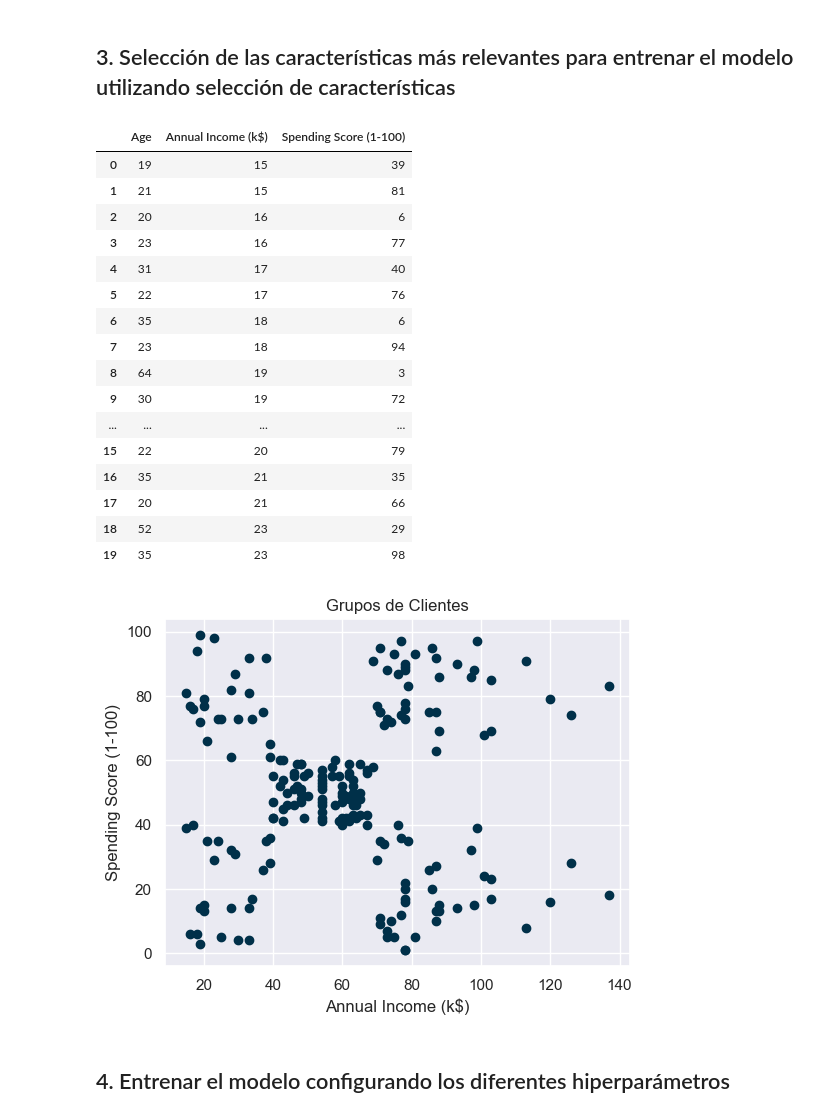
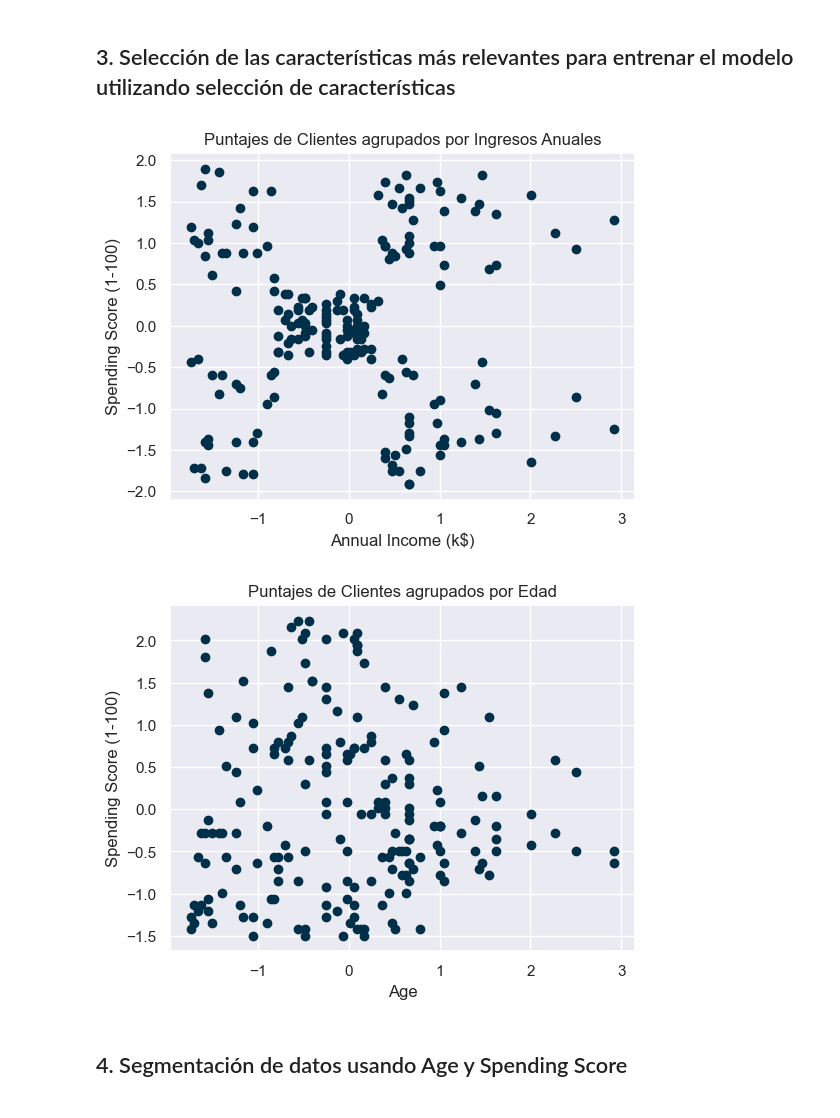
Before and after one commit to Valelu0115/K-means, a Jupyter notebook: K means.ipynb, the cells around one changed output. Saved outputs shown, nothing was run; the diff lists cells and outputs as text; code cells hidden in the pictures.

```diff
--- a/K means.ipynb
+++ b/K means.ipynb
@@ -215,0 +279,9 @@ data.head(20)
+# %%
+# -----------------------------------
+# ESTANDARIZACIÓN DE DATOS
+# -----------------------------------
+
+data_std = data[['Age', 'Annual Income (k$)', 'Spending Score (1-100)']]
+scaler = StandardScaler()
+data_std = pd.DataFrame(scaler.fit_transform(data_std), columns = data_std.columns)
+data_std
@@ -215,0 +302,19 @@ data.head(20)
+# %%
+# -----------------------------------
+# CODIFICACIÓN DE VARIABLES CATEGÓRICAS
+# -----------------------------------
+
+genero = data['Gender']
+data_new = data_std.join(genero)
+
+# Crear la columna 'Femenino'
+data_new['Female'] = (data_new['Gender'] == 'Female').astype(int)
+
+# Crear la columna 'Masculino'
+data_new['Male'] = (data_new['Gender'] == 'Male').astype(int)
+
+# Eliminar la columna original 'genero' si ya no la necesitas
+data_new.drop(columns=['Gender'], inplace=True)
+
+# Verificar el resultado
+data_new.head(20)
@@ -221,38 +344,24 @@ data.head(20)
 # Edad
 # Annual Income (k$)
 # Spending Score (1-100)
-
-# Filtrar columnas del modelo
-
-data = data[['Age','Annual Income (k$)', 'Spending Score (1-100)']]
-data.head(20)
-# %% [output]
-|  | Age | Annual Income (k$) | Spending Score (1-100) |
-| 0 | 19 | 15 | 39 |
-| 1 | 21 | 15 | 81 |
-| 2 | 20 | 16 | 6 |
-| 3 | 23 | 16 | 77 |
-| 4 | 31 | 17 | 40 |
-| 5 | 22 | 17 | 76 |
-| 6 | 35 | 18 | 6 |
-| 7 | 23 | 18 | 94 |
-| 8 | 64 | 19 | 3 |
-| 9 | 30 | 19 | 72 |
-| ... | ... | ... | ... |
-| 15 | 22 | 20 | 79 |
-| 16 | 35 | 21 | 35 |
-| 17 | 20 | 21 | 66 |
-| 18 | 52 | 23 | 29 |
-| 19 | 35 | 23 | 98 |
 # %%
 # Grafica antes del agrupamiento
 
-plt.scatter(data['Annual Income (k$)'], data['Spending Score (1-100)'])
+# Spenging Score vs. Annual Inconme
+plt.scatter(data_new['Annual Income (k$)'], data_new['Spending Score (1-100)'])
 plt.xlabel('Annual Income (k$)')
 plt.ylabel('Spending Score (1-100)')
-plt.title('Grupos de Clientes')
+plt.title('Puntajes de Clientes agrupados por Ingresos Anuales')
 plt.show()
+
+# Spenging Score vs. Edad
+plt.scatter(data_new['Annual Income (k$)'], data_new['Age'])
+plt.xlabel('Age')
+plt.ylabel('Spending Score (1-100)')
+plt.title('Puntajes de Clientes agrupados por Edad')
+plt.show()
 # %% [output]
-[figure, old version]
+[figure, new version]
+[figure, added]
 # %% [markdown]
-## 4. Entrenar el modelo configurando los diferentes hiperparámetros
+## 4. Segmentación de datos usando Age y Spending Score
```
Also changed, not shown: parts of 43 cells of this notebook.
